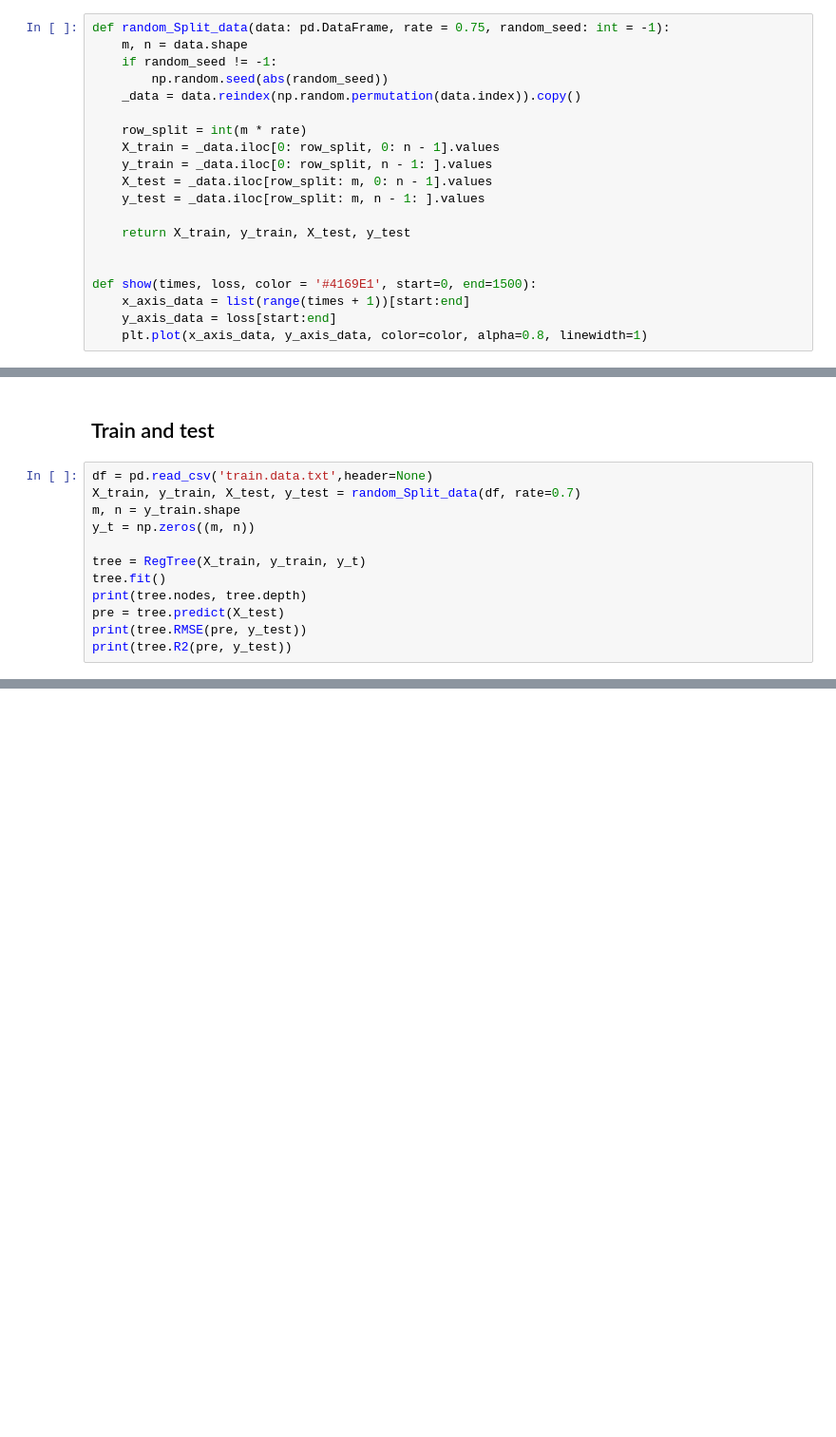
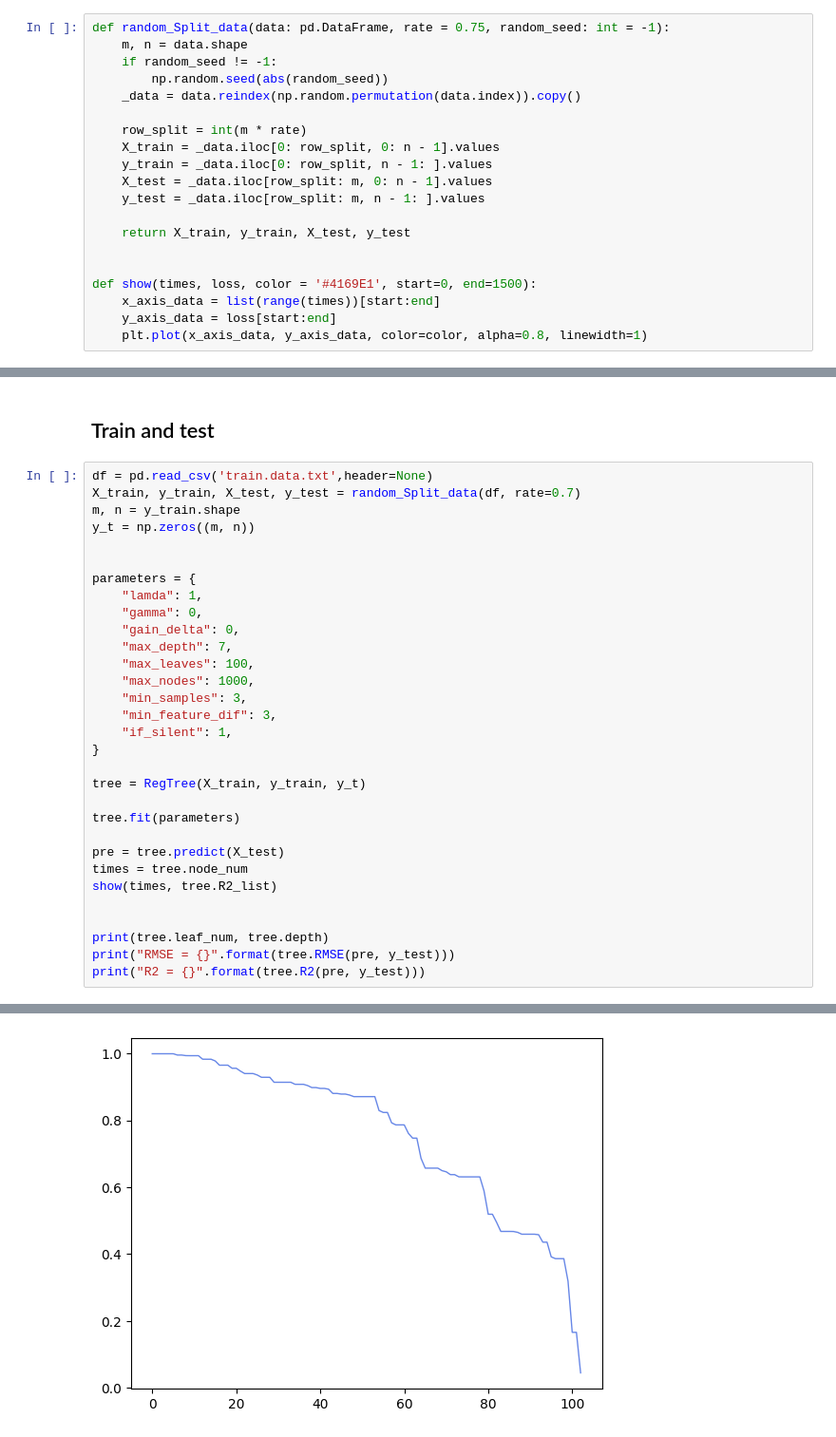
Before and after one commit to wintermelon008/2022-ML-ustc, a Jupyter notebook: lab3/main.ipynb, the cells around one changed output, grey strips where cells are left out. Shown at 95% size. Saved outputs shown, nothing was run; the diff lists cells and outputs as text; blank space fills up the shorter version.

```diff
--- a/lab3/main.ipynb
+++ b/lab3/main.ipynb
@@ -21,7 +21,7 @@ def random_Split_data(data: pd.DataFrame, rate = 0.75, random_seed: int = -1):
 
 
 def show(times, loss, color = '#4169E1', start=0, end=1500):
-    x_axis_data = list(range(times + 1))[start:end]
+    x_axis_data = list(range(times))[start:end]
     y_axis_data = loss[start:end]
     plt.plot(x_axis_data, y_axis_data, color=color, alpha=0.8, linewidth=1)
 # %% [markdown]
@@ -167,10 +263,29 @@ X_train, y_train, X_test, y_test = random_Split_data(df, rate=0.7)
 m, n = y_train.shape
 y_t = np.zeros((m, n))
 
+
+parameters = {
+    "lamda": 1,
+    "gamma": 0,
+    "gain_delta": 0,
+    "max_depth": 7,
+    "max_leaves": 100,
+    "max_nodes": 1000,
+    "min_samples": 3,
+    "min_feature_dif": 3,
+    "if_silent": 1,
+}
+
 tree = RegTree(X_train, y_train, y_t)
-tree.fit()
-print(tree.nodes, tree.depth)
+
+tree.fit(parameters)
+
 pre = tree.predict(X_test)
-print(tree.RMSE(pre, y_test))
-print(tree.R2(pre, y_test))
+times = tree.node_num
+show(times, tree.R2_list)
+
+
+print(tree.leaf_num, tree.depth)
+print("RMSE = {}".format(tree.RMSE(pre, y_test)))
+print("R2 = {}".format(tree.R2(pre, y_test)))
 # %% [output]
@@ -179,0 +295 @@ print(tree.R2(pre, y_test))
+[figure, added]
```
Also changed, not shown: parts of 7 cells of this notebook, 4 other files.
